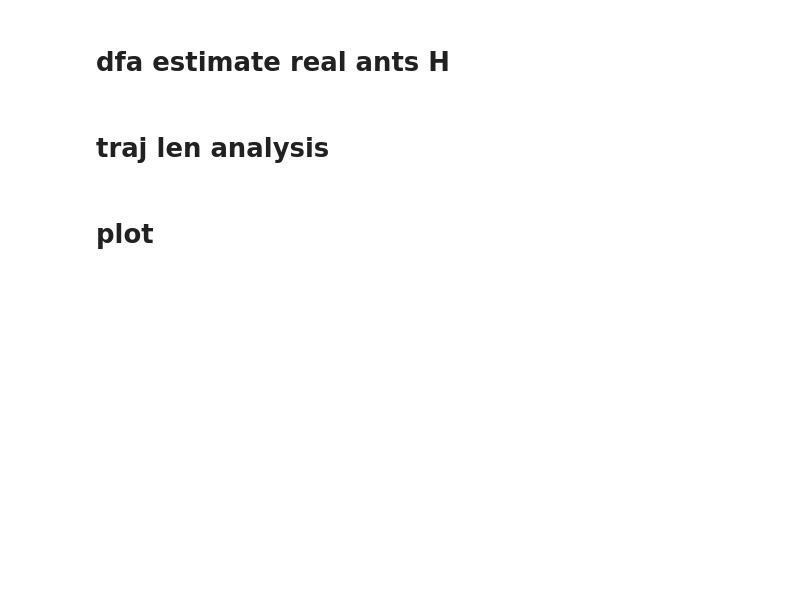
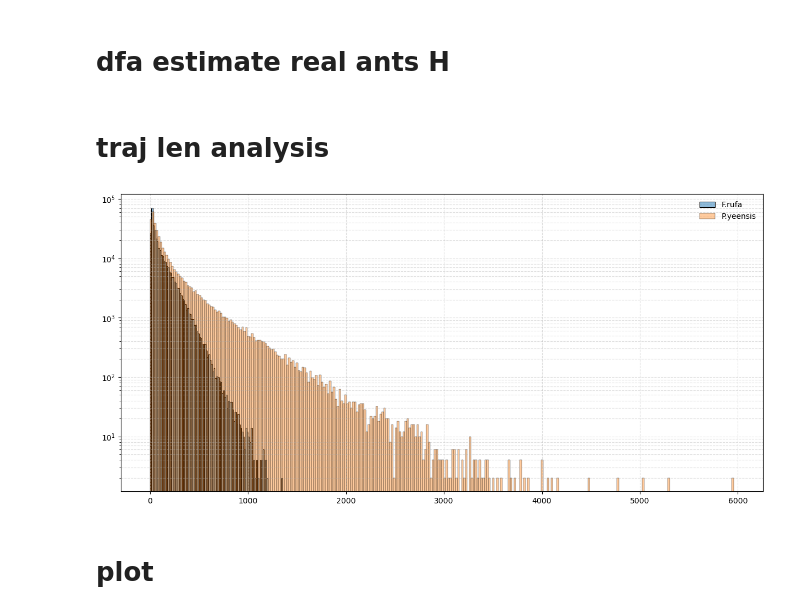
Before and after one commit to Shamaich1337/NMOT, a Jupyter notebook: notebooks/dfa_estimation_emirical_data.ipynb, the cells around one changed output. Cells and saved outputs as stored; diff of their text form; code cells hidden in the pictures; blank space fills up the shorter version.

Commit message:
fix: fix synth for tracker validation
fix: rebuild artifacts for manuscript

```diff
--- a/notebooks/dfa_estimation_emirical_data.ipynb
+++ b/notebooks/dfa_estimation_emirical_data.ipynb
@@ -112,3 +103,24 @@ ax.set_yscale('log')
+# %%
+pyeensis_lens = pd.read_pickle(r'../data/artifacts/ff/pyeensis_lk_lens.pkl')
+frufa_lens = pd.read_pickle(r'../data/artifacts/ff/frufa_lk_lens.pkl')
+# %%
+fig, ax = plt.subplots(figsize=(15, 7))
+
+sns.histplot(frufa_lens, stat='count', bins=100,
+             label='F.rufa', ax=ax, alpha=0.5,
+             )
+
+sns.histplot(pyeensis_lens, stat='count', bins=300,
+             label='P.yeensis', ax=ax, alpha=0.4,
+             )
+
+ax.set_yscale('log')
+ax.set_ylabel('')
+ax.grid(True, which='both', linestyle='--', alpha=0.4)
+ax.legend(frameon=False)
+plt.savefig('../data/artifacts/ff/semilogy_species_lens.png')
+# %% [output]
+[figure, added]
 # %%
 pyeensis_dict = dict()
 
```
Also changed, not shown: parts of 10 cells of this notebook, 30 other files.
